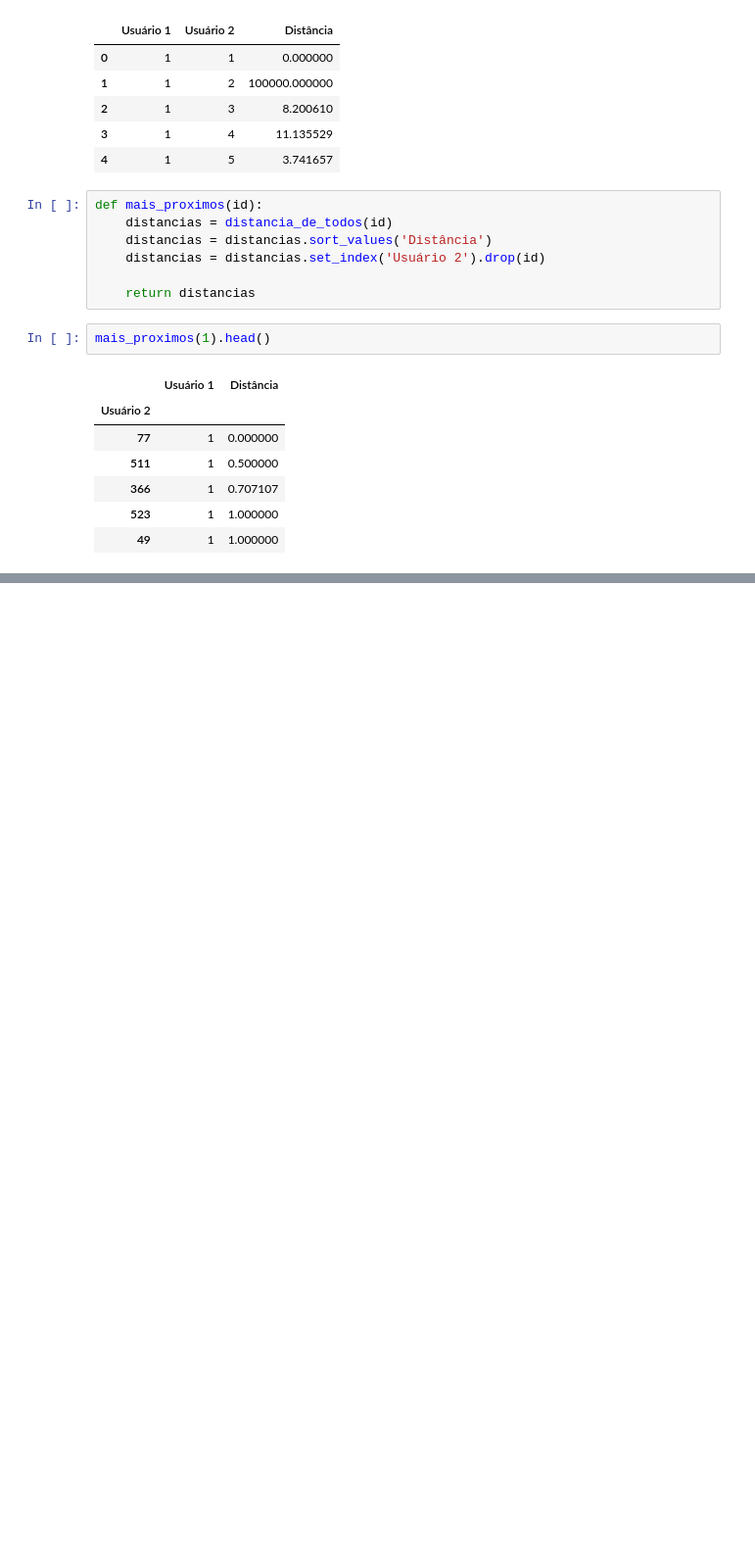
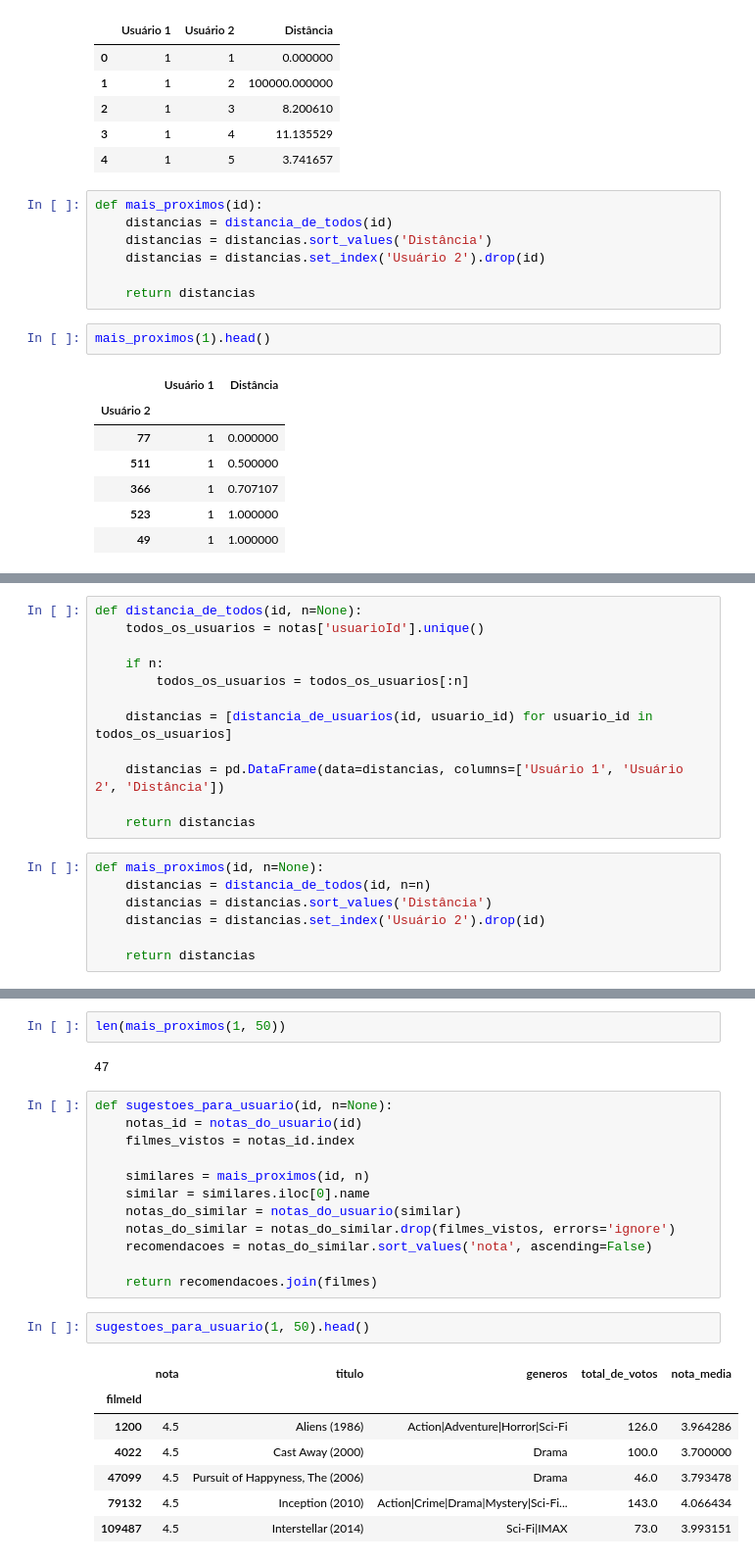
Before and after one commit to LuTDC/ml_negocios_digitais, a Jupyter notebook: Machine Learning - Intro a sistemas de recomendação em Python/Projeto.ipynb, the cells around one changed output, grey strips where cells are left out. Shown at 98% size. Drawn from its saved outputs; the diff is of its cells as text; blank space fills up the shorter version.

```diff
--- a/Machine Learning - Intro a sistemas de recomendação em Python/Projeto.ipynb
+++ b/Machine Learning - Intro a sistemas de recomendação em Python/Projeto.ipynb
@@ -347,0 +352,19 @@ mais_proximos(1).head()
+# %%
+def distancia_de_todos(id, n=None):
+    todos_os_usuarios = notas['usuarioId'].unique()
+
+    if n:
+        todos_os_usuarios = todos_os_usuarios[:n]
+
+    distancias = [distancia_de_usuarios(id, usuario_id) for usuario_id in todos_os_usuarios]
+
+    distancias = pd.DataFrame(data=distancias, columns=['Usuário 1', 'Usuário 2', 'Distância'])
+
+    return distancias
+# %%
+def mais_proximos(id, n=None):
+    distancias = distancia_de_todos(id, n=n)
+    distancias = distancias.sort_values('Distância')
+    distancias = distancias.set_index('Usuário 2').drop(id)
+
+    return distancias
@@ -347,0 +407,26 @@ mais_proximos(1).head()
+# %%
+len(mais_proximos(1, 50))
+# %% [output]
+47
+# %%
+def sugestoes_para_usuario(id, n=None):
+    notas_id = notas_do_usuario(id)
+    filmes_vistos = notas_id.index
+
+    similares = mais_proximos(id, n)
+    similar = similares.iloc[0].name
+    notas_do_similar = notas_do_usuario(similar)
+    notas_do_similar = notas_do_similar.drop(filmes_vistos, errors='ignore')
+    recomendacoes = notas_do_similar.sort_values('nota', ascending=False)
+
+    return recomendacoes.join(filmes)
+# %%
+sugestoes_para_usuario(1, 50).head()
+# %% [output]
+|  | nota | titulo | generos | total_de_votos | nota_media |
+| filmeId |  |  |  |  |  |
+| 1200 | 4.5 | Aliens (1986) | Action|Adventure|Horror|Sci-Fi | 126.0 | 3.964286 |
+| 4022 | 4.5 | Cast Away (2000) | Drama | 100.0 | 3.700000 |
+| 47099 | 4.5 | Pursuit of Happyness, The (2006) | Drama | 46.0 | 3.793478 |
+| 79132 | 4.5 | Inception (2010) | Action|Crime|Drama|Mystery|Sci-Fi... | 143.0 | 4.066434 |
+| 109487 | 4.5 | Interstellar (2014) | Sci-Fi|IMAX | 73.0 | 3.993151 |
```
Also changed, not shown: parts of 11 cells of this notebook.
